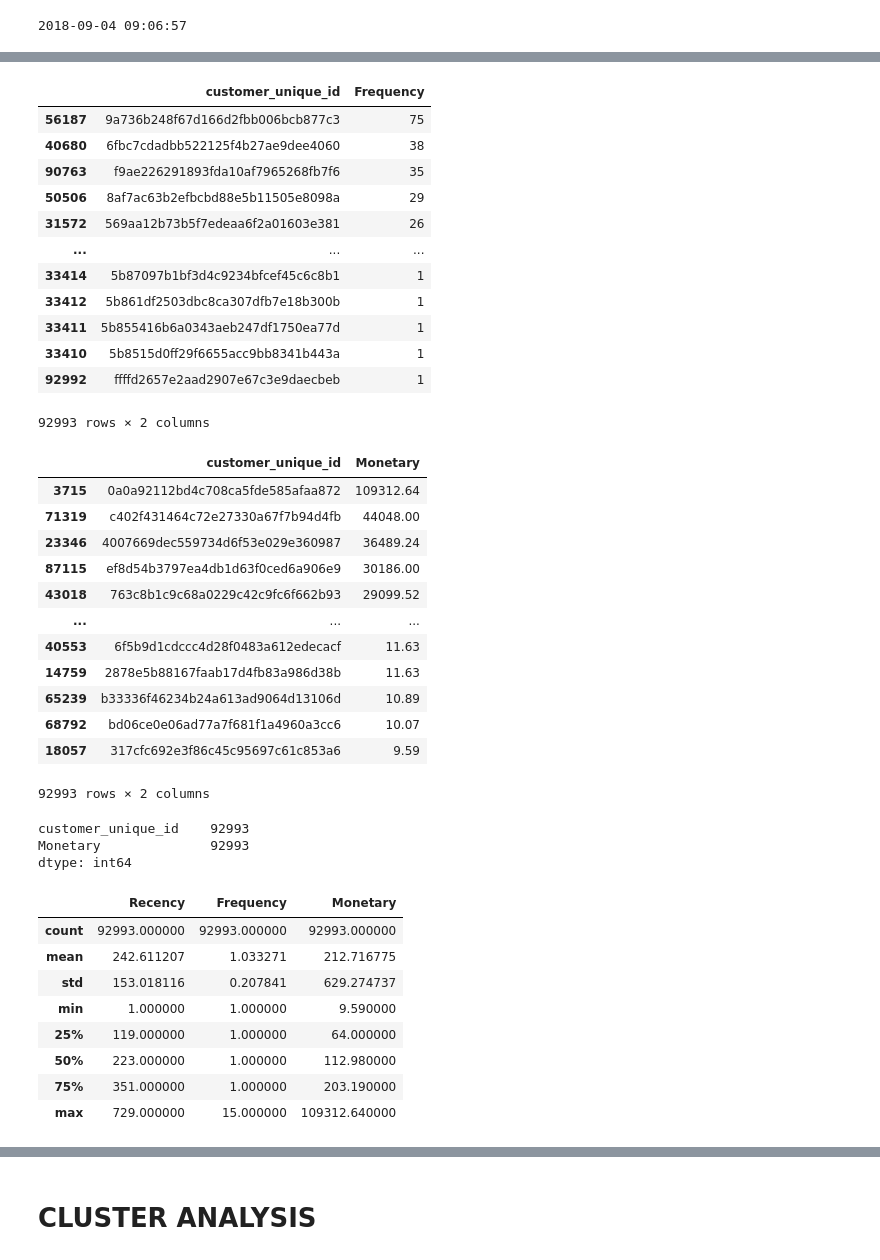
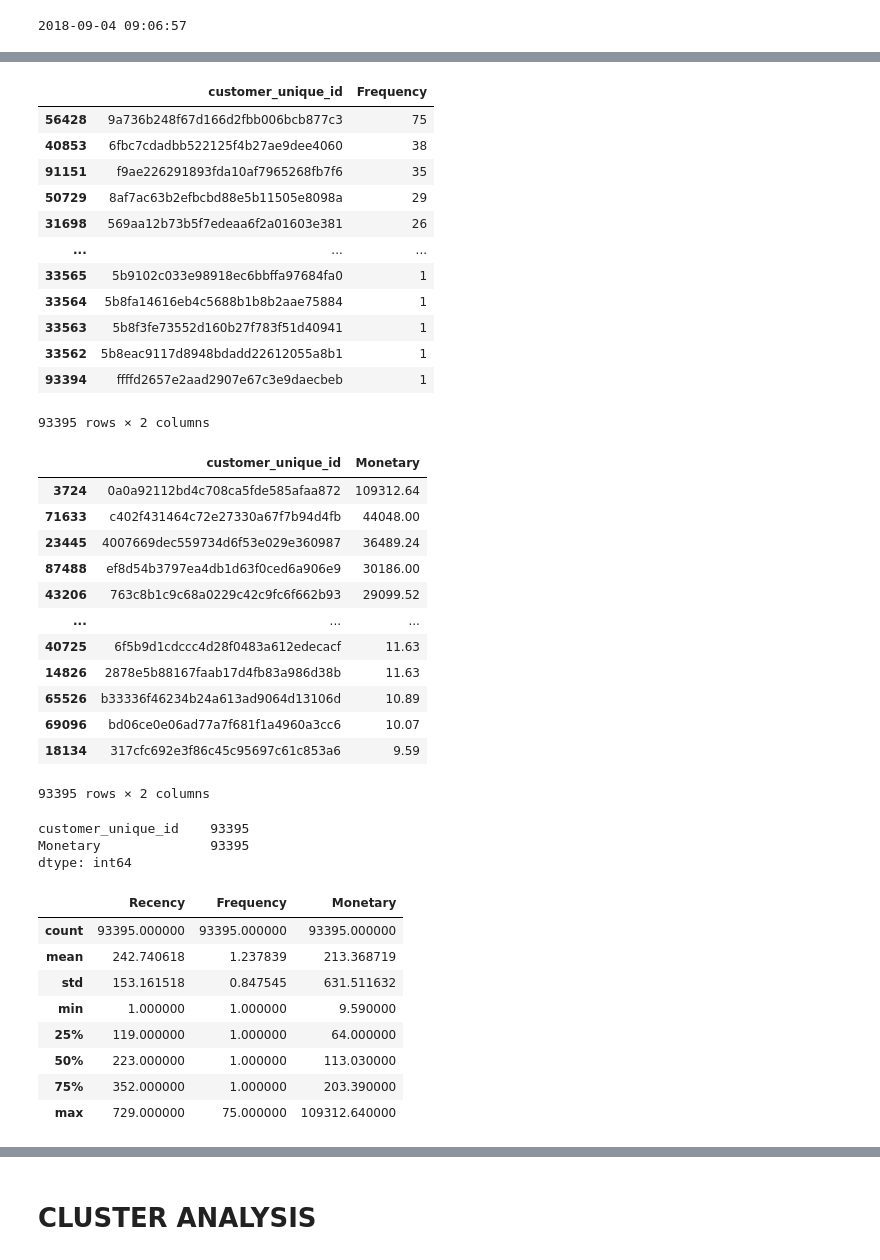
Before and after one commit to Pablocodes1993/finalproject, a Jupyter notebook: CUSTOMER_SEGMENTATION_USING_UNSUPERVISED_METHODS_AND_RFM.ipynb, the cells around one changed output, grey strips where cells are left out. Saved outputs shown, nothing was run; the diff lists cells and outputs as text; code cells hidden in the pictures.

```diff
--- a/CUSTOMER_SEGMENTATION_USING_UNSUPERVISED_METHODS_AND_RFM.ipynb
+++ b/CUSTOMER_SEGMENTATION_USING_UNSUPERVISED_METHODS_AND_RFM.ipynb
@@ -283,7 +314,7 @@ Name: order_status, dtype: int64
 All the orders that have order_status equal to CANCELED will be removed. These columns do not provide any information for further analysis in customer segmentation.
 # %%
 # Drop all the orders that have missing delivered date and are canceled
-olist_df = olist_df.drop(olist_df.loc[(olist_df['order_status'] == 'canceled')].index)
+#olist_df = olist_df.drop(olist_df.loc[(olist_df['order_status'] == 'canceled')].index)
 # %%
 # Count of missing Values
 print(" \nCount of missing values : \n\n",
@@ -483,18 +517,18 @@ frequency_df  = frequency_df.sort_values('Frequency', ascending=False)
 frequency_df
 # %% [output]
 |  | customer_unique_id | Frequency |
-| 56187 | 9a736b248f67d166d2fbb006bcb877c3 | 75 |
-| 40680 | 6fbc7cdadbb522125f4b27ae9dee4060 | 38 |
-| 90763 | f9ae226291893fda10af7965268fb7f6 | 35 |
-| 50506 | 8af7ac63b2efbcbd88e5b11505e8098a | 29 |
-| 31572 | 569aa12b73b5f7edeaa6f2a01603e381 | 26 |
+| 56428 | 9a736b248f67d166d2fbb006bcb877c3 | 75 |
+| 40853 | 6fbc7cdadbb522125f4b27ae9dee4060 | 38 |
+| 91151 | f9ae226291893fda10af7965268fb7f6 | 35 |
+| 50729 | 8af7ac63b2efbcbd88e5b11505e8098a | 29 |
+| 31698 | 569aa12b73b5f7edeaa6f2a01603e381 | 26 |
 | ... | ... | ... |
-| 33414 | 5b87097b1bf3d4c9234bfcef45c6c8b1 | 1 |
-| 33412 | 5b861df2503dbc8ca307dfb7e18b300b | 1 |
-| 33411 | 5b855416b6a0343aeb247df1750ea77d | 1 |
-| 33410 | 5b8515d0ff29f6655acc9bb8341b443a | 1 |
-| 92992 | ffffd2657e2aad2907e67c3e9daecbeb | 1 |
+| 33565 | 5b9102c033e98918ec6bbffa97684fa0 | 1 |
+| 33564 | 5b8fa14616eb4c5688b1b8b2aae75884 | 1 |
+| 33563 | 5b8f3fe73552d160b27f783f51d40941 | 1 |
+| 33562 | 5b8eac9117d8948bdadd22612055a8b1 | 1 |
+| 93394 | ffffd2657e2aad2907e67c3e9daecbeb | 1 |
-92993 rows × 2 columns
+93395 rows × 2 columns
 # %%
 #Monetary Calculation df
 monetary_df=olist_df_cleaned.groupby('customer_unique_id')['payment_value'].sum().reset_index(name='Monetary')
@@ -504,39 +538,39 @@ monetary_df  = monetary_df.sort_values('Monetary', ascending=False)
 monetary_df
 # %% [output]
 |  | customer_unique_id | Monetary |
-| 3715 | 0a0a92112bd4c708ca5fde585afaa872 | 109312.64 |
-| 71319 | c402f431464c72e27330a67f7b94d4fb | 44048.00 |
-| 23346 | 4007669dec559734d6f53e029e360987 | 36489.24 |
-| 87115 | ef8d54b3797ea4db1d63f0ced6a906e9 | 30186.00 |
-| 43018 | 763c8b1c9c68a0229c42c9fc6f662b93 | 29099.52 |
+| 3724 | 0a0a92112bd4c708ca5fde585afaa872 | 109312.64 |
+| 71633 | c402f431464c72e27330a67f7b94d4fb | 44048.00 |
+| 23445 | 4007669dec559734d6f53e029e360987 | 36489.24 |
+| 87488 | ef8d54b3797ea4db1d63f0ced6a906e9 | 30186.00 |
+| 43206 | 763c8b1c9c68a0229c42c9fc6f662b93 | 29099.52 |
 | ... | ... | ... |
-| 40553 | 6f5b9d1cdccc4d28f0483a612edecacf | 11.63 |
-| 14759 | 2878e5b88167faab17d4fb83a986d38b | 11.63 |
-| 65239 | b33336f46234b24a613ad9064d13106d | 10.89 |
-| 68792 | bd06ce0e06ad77a7f681f1a4960a3cc6 | 10.07 |
-| 18057 | 317cfc692e3f86c45c95697c61c853a6 | 9.59 |
+| 40725 | 6f5b9d1cdccc4d28f0483a612edecacf | 11.63 |
+| 14826 | 2878e5b88167faab17d4fb83a986d38b | 11.63 |
+| 65526 | b33336f46234b24a613ad9064d13106d | 10.89 |
+| 69096 | bd06ce0e06ad77a7f681f1a4960a3cc6 | 10.07 |
+| 18134 | 317cfc692e3f86c45c95697c61c853a6 | 9.59 |
-92993 rows × 2 columns
+93395 rows × 2 columns
 # %%
 monetary_df.count()
 # %% [output]
-customer_unique_id    92993
-Monetary              92993
+customer_unique_id    93395
+Monetary              93395
 dtype: int64
 # %%
 #Datasets merging process with key variables
-RFM_df= pd.merge(recency_df, frequency_df2, on="customer_unique_id", how='inner')
+RFM_df= pd.merge(recency_df, frequency_df, on="customer_unique_id", how='inner')
 RFM_df= RFM_df.merge(monetary_df, on="customer_unique_id", how='inner')
 RFM_df.describe()
 # %% [output]
 |  | Recency | Frequency | Monetary |
-| count | 92993.000000 | 92993.000000 | 92993.000000 |
-| mean | 242.611207 | 1.033271 | 212.716775 |
-| std | 153.018116 | 0.207841 | 629.274737 |
+| count | 93395.000000 | 93395.000000 | 93395.000000 |
+| mean | 242.740618 | 1.237839 | 213.368719 |
+| std | 153.161518 | 0.847545 | 631.511632 |
 | min | 1.000000 | 1.000000 | 9.590000 |
 | 25% | 119.000000 | 1.000000 | 64.000000 |
-| 50% | 223.000000 | 1.000000 | 112.980000 |
-| 75% | 351.000000 | 1.000000 | 203.190000 |
-| max | 729.000000 | 15.000000 | 109312.640000 |
+| 50% | 223.000000 | 1.000000 | 113.030000 |
+| 75% | 352.000000 | 1.000000 | 203.390000 |
+| max | 729.000000 | 75.000000 | 109312.640000 |
 # %%
 # Compute quantiles for each feature
 quantiles = RFM_df.quantile(q=[0.2, 0.4, 0.6, 0.8])
```
Also changed, not shown: parts of 72 cells of this notebook.
